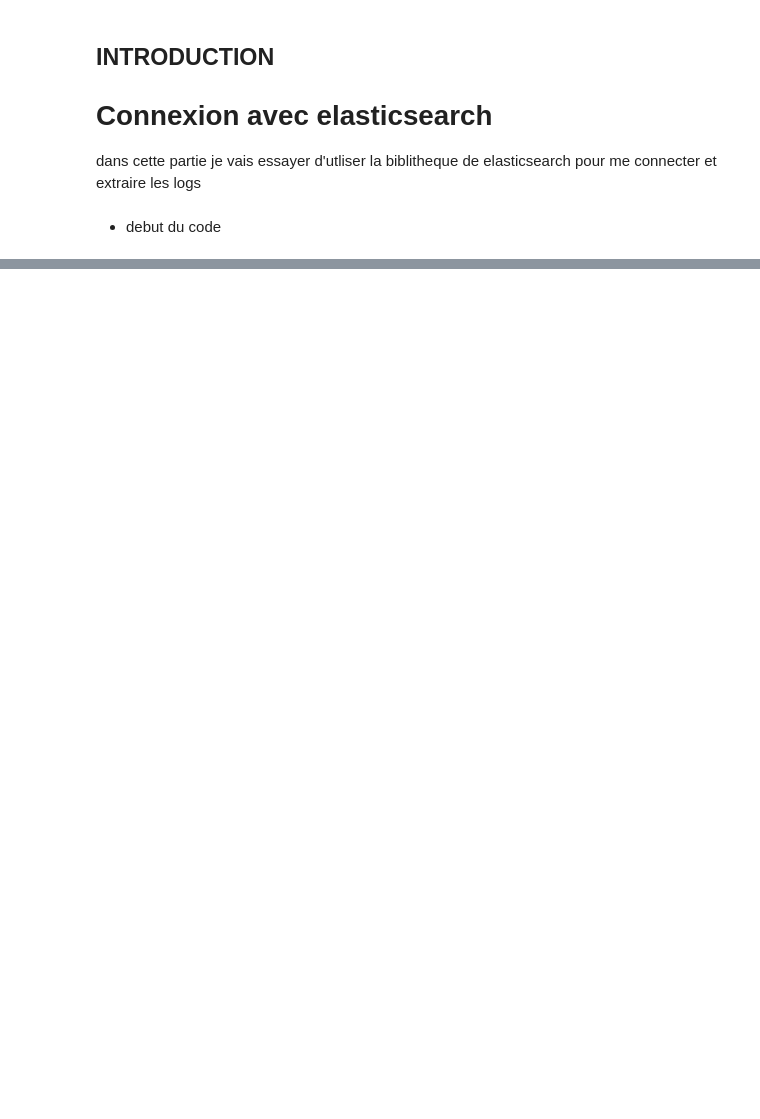
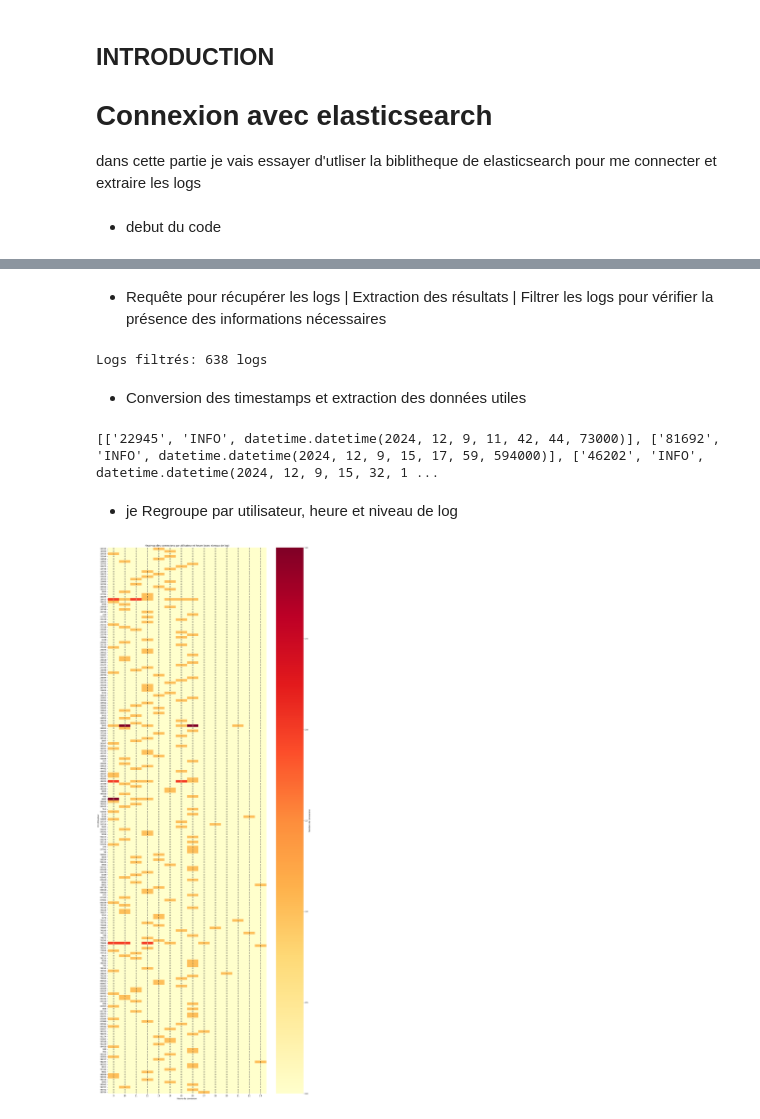
Before and after one commit to Med10S/Detection_anomalie_java, a Jupyter notebook: isolationForset.ipynb, the cells around one changed output, grey strips where cells are left out. Saved outputs shown, nothing was run; the diff lists cells and outputs as text; code cells hidden in the pictures; blank space fills up the shorter version.

```diff
--- a/isolationForset.ipynb
+++ b/isolationForset.ipynb
@@ -140,0 +28,67 @@ Logs filtrés: 0 logs
+# %% [markdown]
+- Requête pour récupérer les logs | Extraction des résultats | Filtrer les logs pour vérifier la présence des informations nécessaires
+# %%
+
+
+query = {
+    "query": {"match_all": {}},
+    "_source": ["userID", "level", "timestamp", "logger"],
+    "size": 1000
+}
+
+results = es.search(body=query)
+logs = []
+
+for hit in results['hits']['hits']:
+    log = hit['_source']
+    if all(key in log for key in ['userID', 'level', 'timestamp']):
+        logs.append(log)
+
+print(f"Logs filtrés: {len(logs)} logs")
+# %% [output]
+Logs filtrés: 638 logs
+# %% [markdown]
+- Conversion des timestamps et extraction des données utiles
+# %%
+
+
+data = []
+for log in logs:
+    timestamp = log['timestamp']
+    try:
+        timestamp_dt = datetime.strptime(timestamp, "%Y-%m-%d %H:%M:%S.%f")
+        data.append([log['userID'], log['level'], timestamp_dt])
+    except ValueError:
+        continue
+
+print(data)
+# %% [output]
+[['22945', 'INFO', datetime.datetime(2024, 12, 9, 11, 42, 44, 73000)], ['81692', 'INFO', datetime.datetime(2024, 12, 9, 15, 17, 59, 594000)], ['46202', 'INFO', datetime.datetime(2024, 12, 9, 15, 32, 1 ...
+# %% [markdown]
+- je Regroupe par utilisateur, heure et niveau de log
+# %%
+import seaborn as sns
+
+df = pd.DataFrame(data[:250], columns=["userID", "level", "timestamp"])
+df['timestamp'] = pd.to_datetime(df['timestamp'])
+df['hour'] = df['timestamp'].dt.hour
+
+agg_df = df.groupby(['userID', 'hour', 'level']).size().reset_index(name='count')
+
+# Pivot pour la heatmap avec le niveau de log
+pivot_table = agg_df.pivot_table(index='userID', columns='hour', values='count', aggfunc='sum', fill_value=0)
+
+# Plot de la heatmap
+plt.figure(figsize=(18, 50))
+sns.heatmap(pivot_table, cmap="YlOrRd", annot=True, fmt=".0f", cbar_kws={'label': 'Nombre de connexions'})
+
+# Configuration du graphique
+plt.title("Heatmap des connexions par utilisateur et heure (avec niveaux de log)")
+plt.xlabel("Heure de connexion")
+plt.ylabel("ID Utilisateur")
+plt.yticks(rotation=360)
+
+# plt.xticks(rotation=45)
+plt.show()
+# %% [output]
+[figure, added]
```
Also changed, not shown: parts of 5 cells of this notebook, 9 other files.
